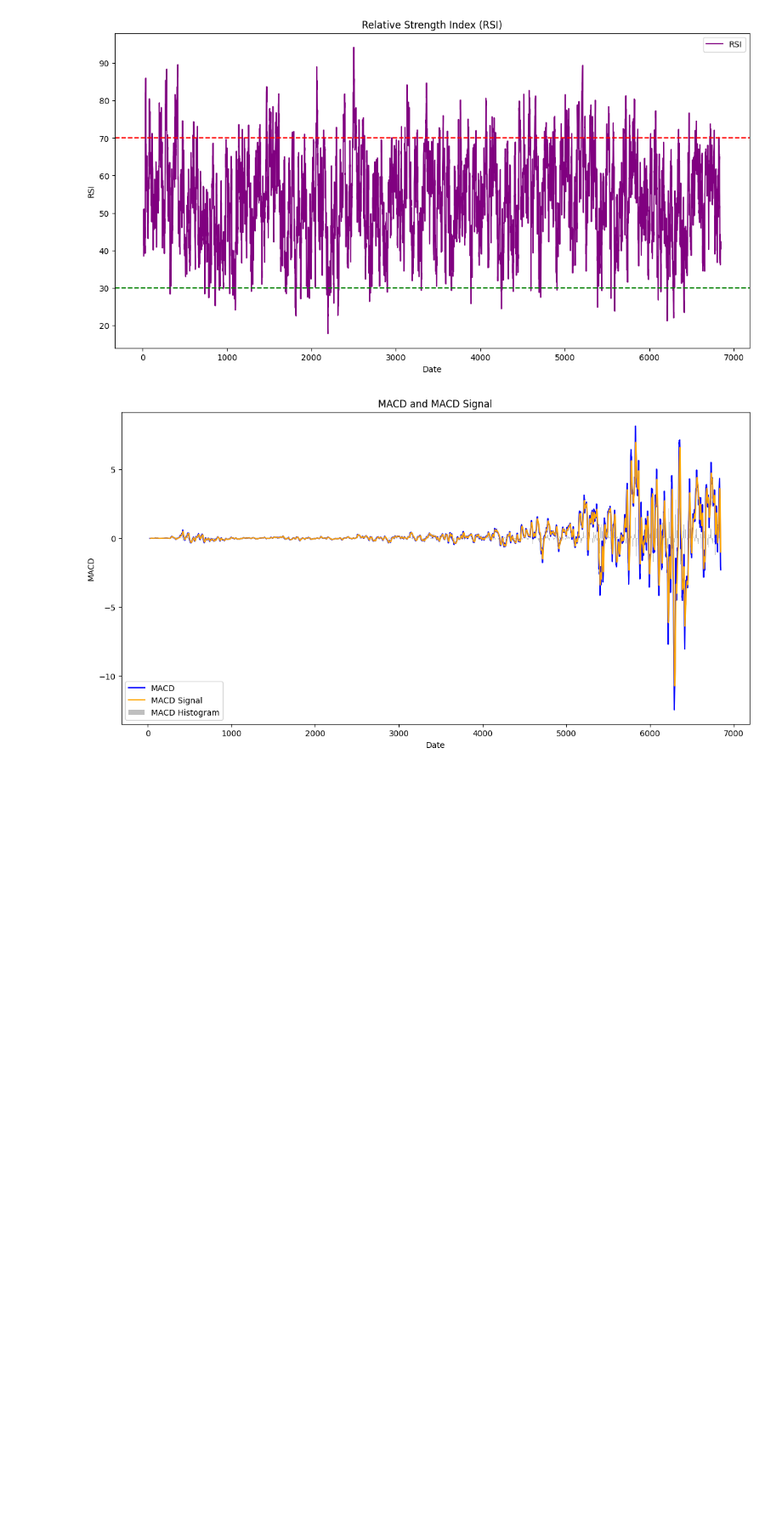
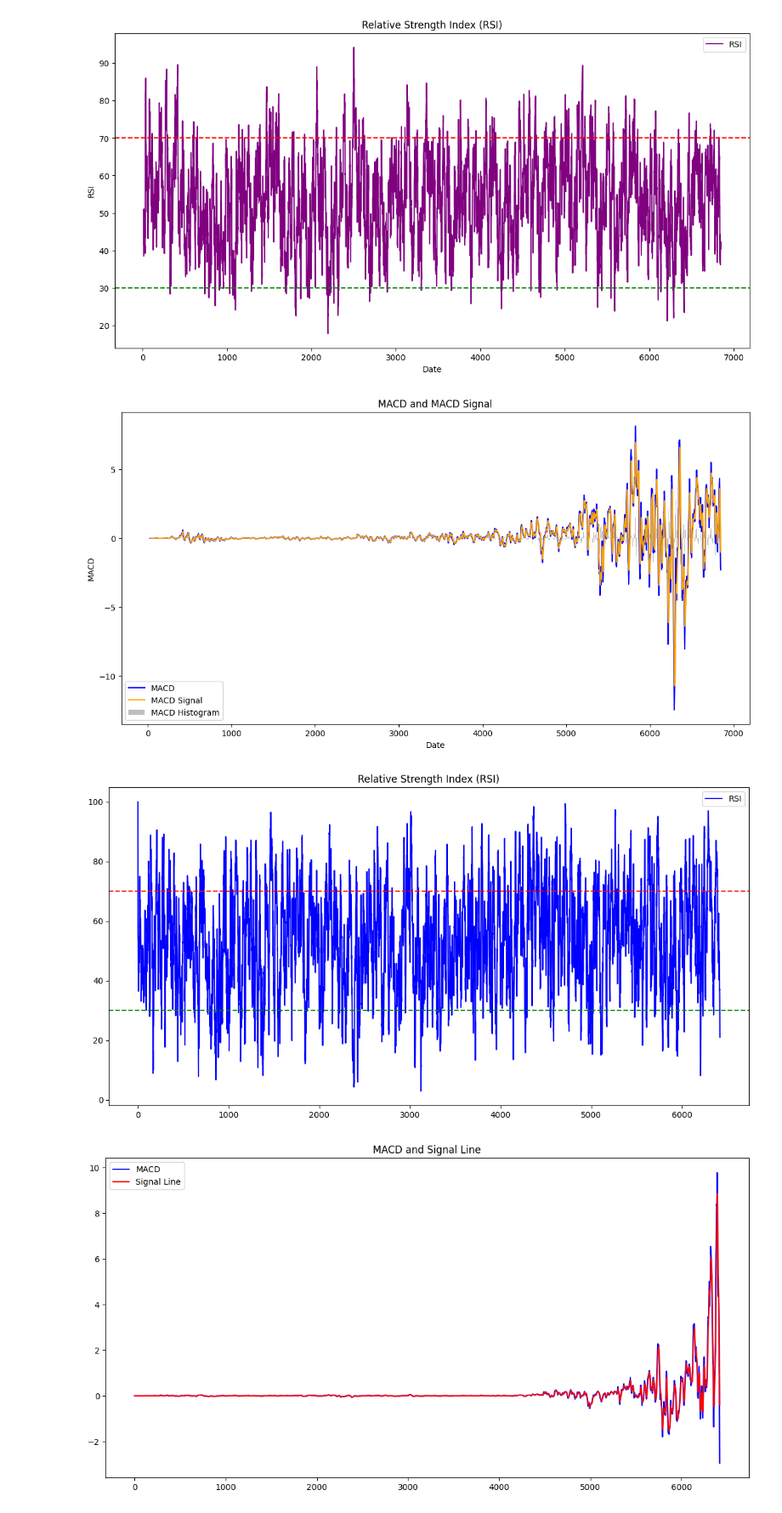
Before and after one commit to tedoaba/KAIM-W1, a Jupyter notebook: kaim-week1-task2.ipynb, the cells around one changed output. Shown: that part at 85% size. Drawn from its saved outputs; the diff is of its cells as text; code cells hidden in the pictures; blank space fills up the shorter version.

Commit message:
Kaggle Notebook | KAIM_Week1_Task2 | Version 4

```diff
--- a/kaim-week1-task2.ipynb
+++ b/kaim-week1-task2.ipynb
@@ -278,3 +278,61 @@ plt.savefig('macd_signals.png')
 plt.show()
 # %% [output]
 [figure]
+# %%
+import pandas as pd
+import numpy as np
+import matplotlib.pyplot as plt
+
+# Load your data
+df = pd.read_csv('/kaggle/input/kaim-w1/yfinance_data/yfinance_data/NVDA_historical_data.csv')
+
+# Calculate RSI
+def calculate_rsi(df, period=14):
+    close = df['Close']
+    delta = close.diff()
+
+    gain = (delta.where(delta > 0, 0))
+    loss = (-delta.where(delta < 0, 0))
+
+    avg_gain = gain.rolling(window=period, min_periods=1).mean()
+    avg_loss = loss.rolling(window=period, min_periods=1).mean()
+
+    rs = avg_gain / avg_loss
+    rsi = 100 - (100 / (1 + rs))
+
+    df['RSI'] = rsi
+    return df
+
+# Calculate MACD
+def calculate_macd(df, short_period=12, long_period=26, signal_period=9):
+    df['12_EMA'] = df['Close'].ewm(span=short_period, adjust=False).mean()
+    df['26_EMA'] = df['Close'].ewm(span=long_period, adjust=False).mean()
+
+    df['MACD'] = df['12_EMA'] - df['26_EMA']
+    df['Signal_Line'] = df['MACD'].ewm(span=signal_period, adjust=False).mean()
+
+    return df
+
+# Apply RSI and MACD functions
+df = calculate_rsi(df)
+df = calculate_macd(df)
+
+# Plot RSI
+plt.figure(figsize=(14, 7))
+plt.plot(df['RSI'], label='RSI', color='blue')
+plt.axhline(70, color='red', linestyle='--')
+plt.axhline(30, color='green', linestyle='--')
+plt.title('Relative Strength Index (RSI)')
+plt.legend()
+plt.show()
+
+# Plot MACD
+plt.figure(figsize=(14, 7))
+plt.plot(df['MACD'], label='MACD', color='blue')
+plt.plot(df['Signal_Line'], label='Signal Line', color='red')
+plt.title('MACD and Signal Line')
+plt.legend()
+plt.show()
+# %% [output]
+[figure, added]
+[figure, added]
```
